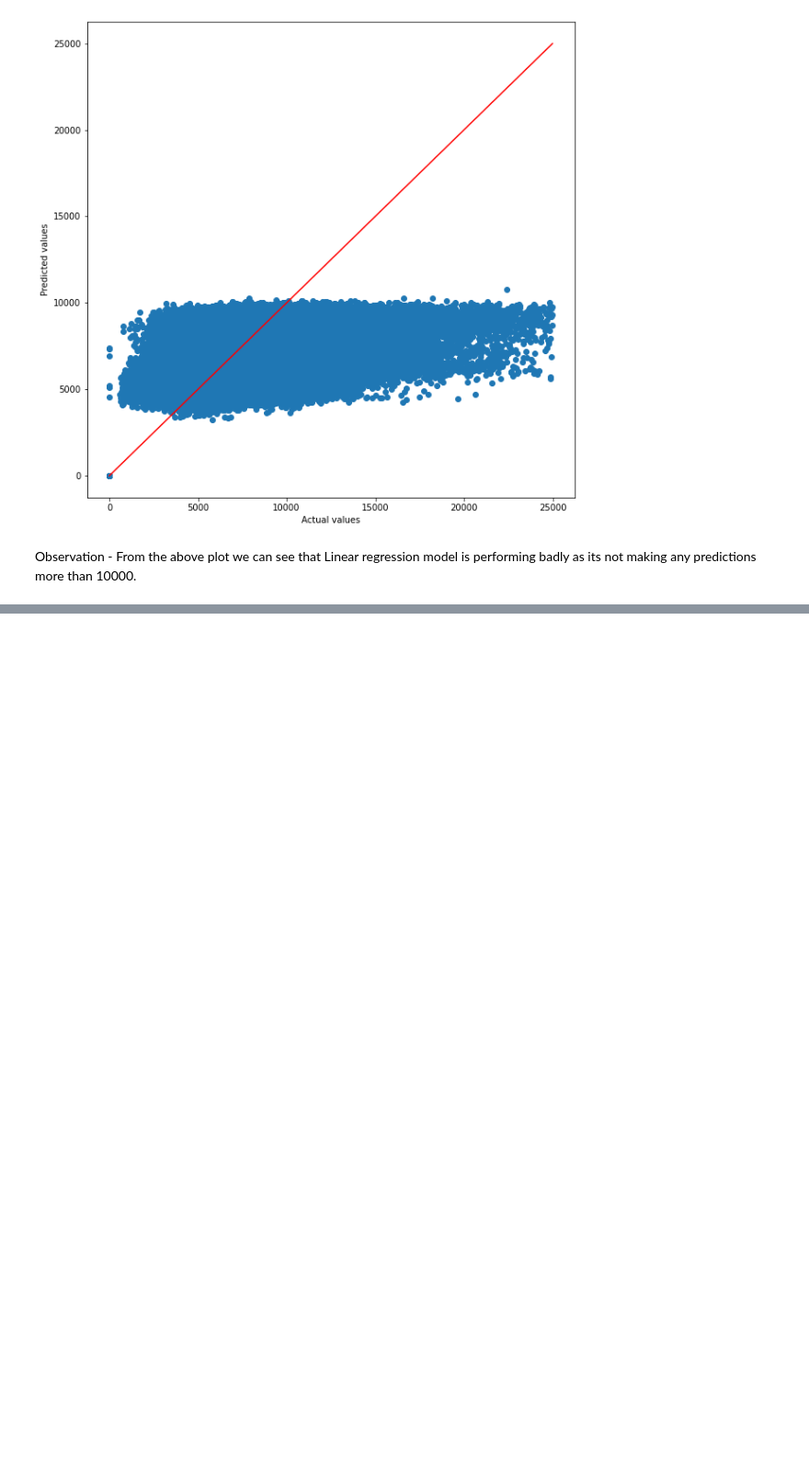
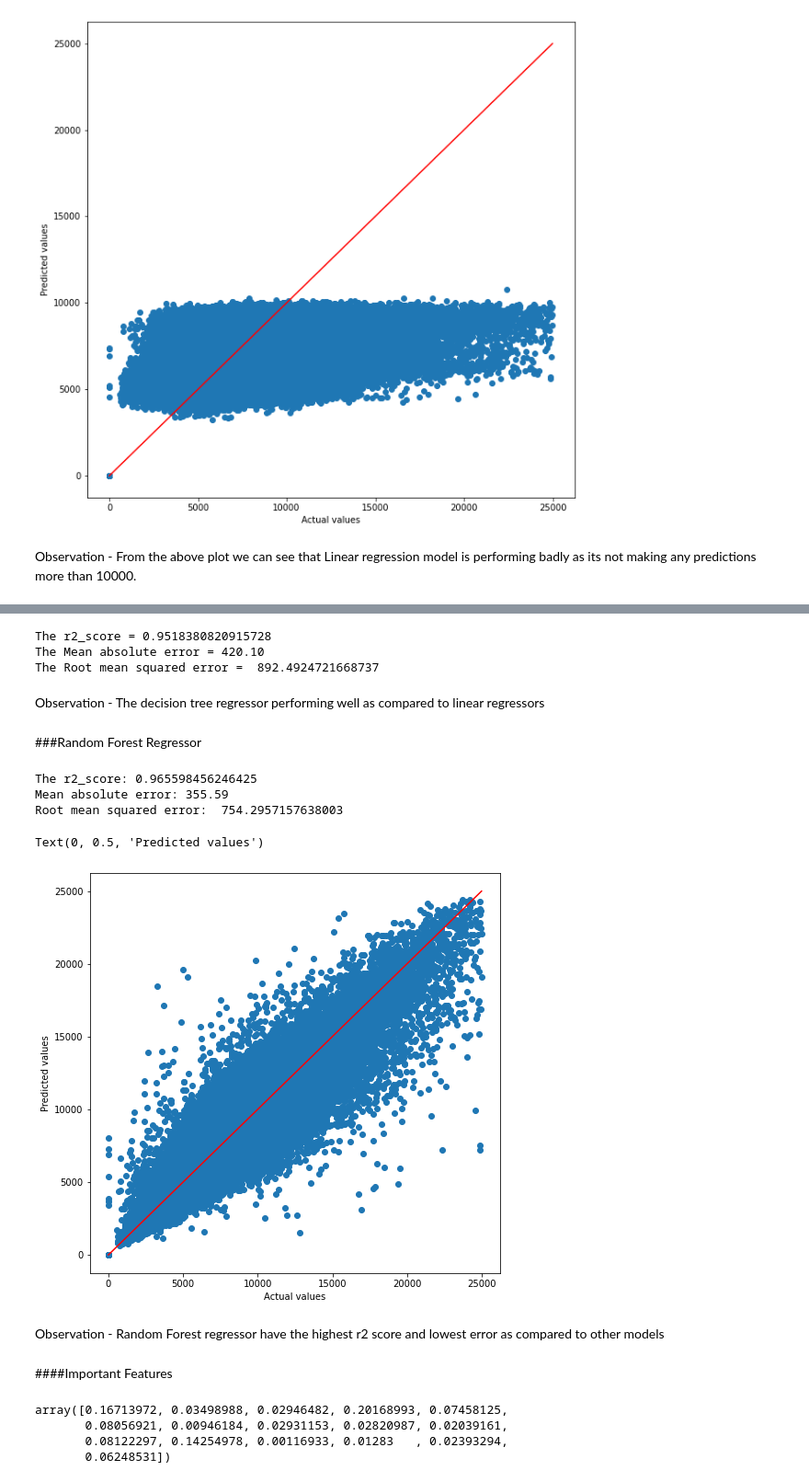
Before and after one commit to ArslanUllahKhan1/Rossmann-Sales-Prediction, a Jupyter notebook: Rossmann_Sales_Prediction_Capstone_Project.ipynb, the cells around one changed output, grey strips where cells are left out. Shown: that part at 92% size. Saved outputs shown, nothing was run; the diff lists cells and outputs as text; code cells hidden in the pictures; blank space fills up the shorter version.

```diff
--- a/Rossmann_Sales_Prediction_Capstone_Project.ipynb
+++ b/Rossmann_Sales_Prediction_Capstone_Project.ipynb
@@ -516,0 +519,67 @@ Observation - From the above plot we can see that Linear regression model is per
+# %%
+from sklearn.tree import DecisionTreeRegressor
+
+model = DecisionTreeRegressor()
+model.fit(X_train,y_train)
+
+prediction_open = model.predict(X_test)
+prediction_closed = np.zeros(combined_data_closed.shape[0])
+
+y_predict = np.append(prediction_open,prediction_closed)
+# %%
+# Checking Performance of Model
+print('The r2_score =',r2_score(y_test,y_predict))  #Checking r2 score
+print('The Mean absolute error = %.2f' % mean_absolute_error(y_test,y_predict))  #checking Mean Absolute Error
+print('The Root mean squared error = ', math.sqrt(mean_squared_error(y_test,y_predict))) #Checking Root Mean Square Error
+# %% [output]
+The r2_score = 0.9518380820915728
+The Mean absolute error = 420.10
+The Root mean squared error =  892.4924721668737
+# %% [markdown]
+Observation - The decision tree regressor performing well as compared to linear regressors
+# %% [markdown]
+###Random Forest Regressor
+# %%
+from sklearn.ensemble import RandomForestRegressor
+
+random_forest_model = RandomForestRegressor(n_estimators=100)
+random_forest_model.fit(X_train,y_train)
+
+prediction_open = random_forest_model.predict(X_test)
+prediction_closed = np.zeros(combined_data_closed.shape[0])
+
+y_predict = np.append(prediction_open,prediction_closed)
+# %%
+# Performance of the model
+
+print('The r2_score:',r2_score(y_test,y_predict))
+print('Mean absolute error: %.2f' % mean_absolute_error(y_test,y_predict))
+print('Root mean squared error: ', math.sqrt(mean_squared_error(y_test,y_predict)))
+# %% [output]
+The r2_score: 0.965598456246425
+Mean absolute error: 355.59
+Root mean squared error:  754.2957157638003
+# %%
+plt.figure(figsize=(8,8))
+plt.scatter(y_test,y_predict)
+
+p1 = max(max(y_predict),max(y_test))
+p2 = min(min(y_predict),min(y_test))
+plt.plot([p1,p2],[p1,p2],c='r')
+plt.xlabel('Actual values')
+plt.ylabel('Predicted values')
+# %% [output]
+Text(0, 0.5, 'Predicted values')
+[figure, added]
+# %% [markdown]
+Observation - Random Forest regressor have the highest r2 score and lowest error as compared to other models
+# %% [markdown]
+####Important Features
+# %%
+feature_importance = random_forest_model.feature_importances_ #getting weights of all the features
+feature_importance
+# %% [output]
+array([0.16713972, 0.03498988, 0.02946482, 0.20168993, 0.07458125,
+       0.08056921, 0.00946184, 0.02931153, 0.02820987, 0.02039161,
+       0.08122297, 0.14254978, 0.00116933, 0.01283   , 0.02393294,
+       0.06248531])
```
Also changed, not shown: parts of 9 cells of this notebook.
